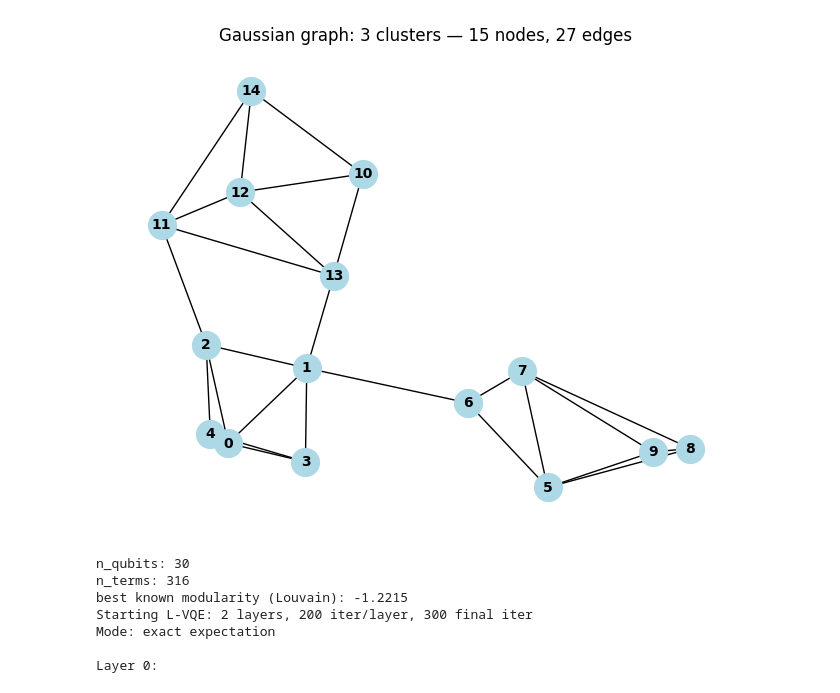
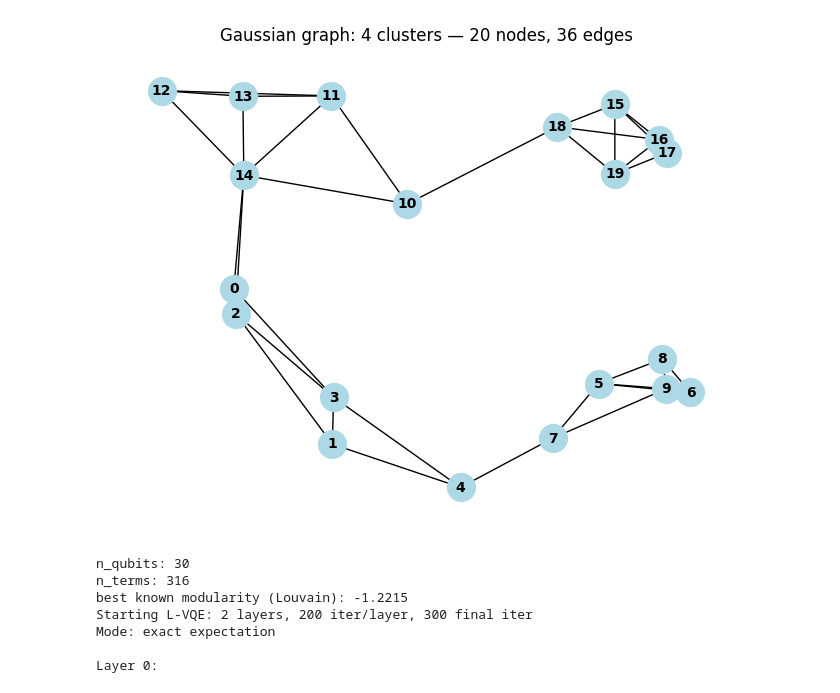
Before and after one commit to joaomartins06/Layer-Variational-Quantum-Eigensolver, a Jupyter notebook: notebooks/notebook_gaussian.ipynb, the cells around one changed output. Drawn from its saved outputs; the diff is of its cells as text; code cells hidden in the pictures.

Commit message:
new graph instances on notebooks and new experiments

```diff
--- a/notebooks/notebook_gaussian.ipynb
+++ b/notebooks/notebook_gaussian.ipynb
@@ -16,44 +16,44 @@ from sklearn.neighbors import kneighbors_graph
 
 # Gaussian graph: nodes sampled from k Gaussian clusters in 2D
 n_per_cluster = 5  # nodes per cluster
-k = 3          # number of clusters
+k = 4          # number of clusters
 std = 0.5           # spread of each cluster
-seed = 42
+seed = 10
 
 rng = np.random.default_rng(seed)
 
 # cluster centres spread apart
-centres = [(0, 0), (3, 0), (0, 3)]
+centres = [(0, 0), (3, 0), (0, 3), (3,3)]
 
 pos_array = np.vstack([
     rng.normal(loc=c, scale=std, size=(n_per_cluster, 2))
     for c in centres
 ])
 
 # build graph by connecting each node to its k nearest neighbours
 A = kneighbors_graph(pos_array, n_neighbors=3, mode='connectivity', include_self=False)
 A = (A + A.T)  # make symmetric
 G = nx.from_scipy_sparse_array(A)
 
 # ensure connected
 while not nx.is_connected(G):
     seed += 1
     rng = np.random.default_rng(seed)
     pos_array = np.vstack([
         rng.normal(loc=c, scale=std, size=(n_per_cluster, 2))
         for c in centres
     ])
     A = kneighbors_graph(pos_array, n_neighbors=3, mode='connectivity', include_self=False)
     A = (A + A.T)
     G = nx.from_scipy_sparse_array(A)
 
 pos = {i: pos_array[i] for i in range(len(pos_array))}
 nx.draw(G, pos, with_labels=True, node_color='lightblue',
         node_size=400, font_size=10, font_weight='bold')
 plt.title(f"Gaussian graph: {k} clusters — {G.number_of_nodes()} nodes, {G.number_of_edges()} edges")
 plt.show()
 # %% [output]
-[figure, old version]
+[figure, new version]
 # %%
 
 N_LAYERS=2
```
Also changed, not shown: 8 other files.
